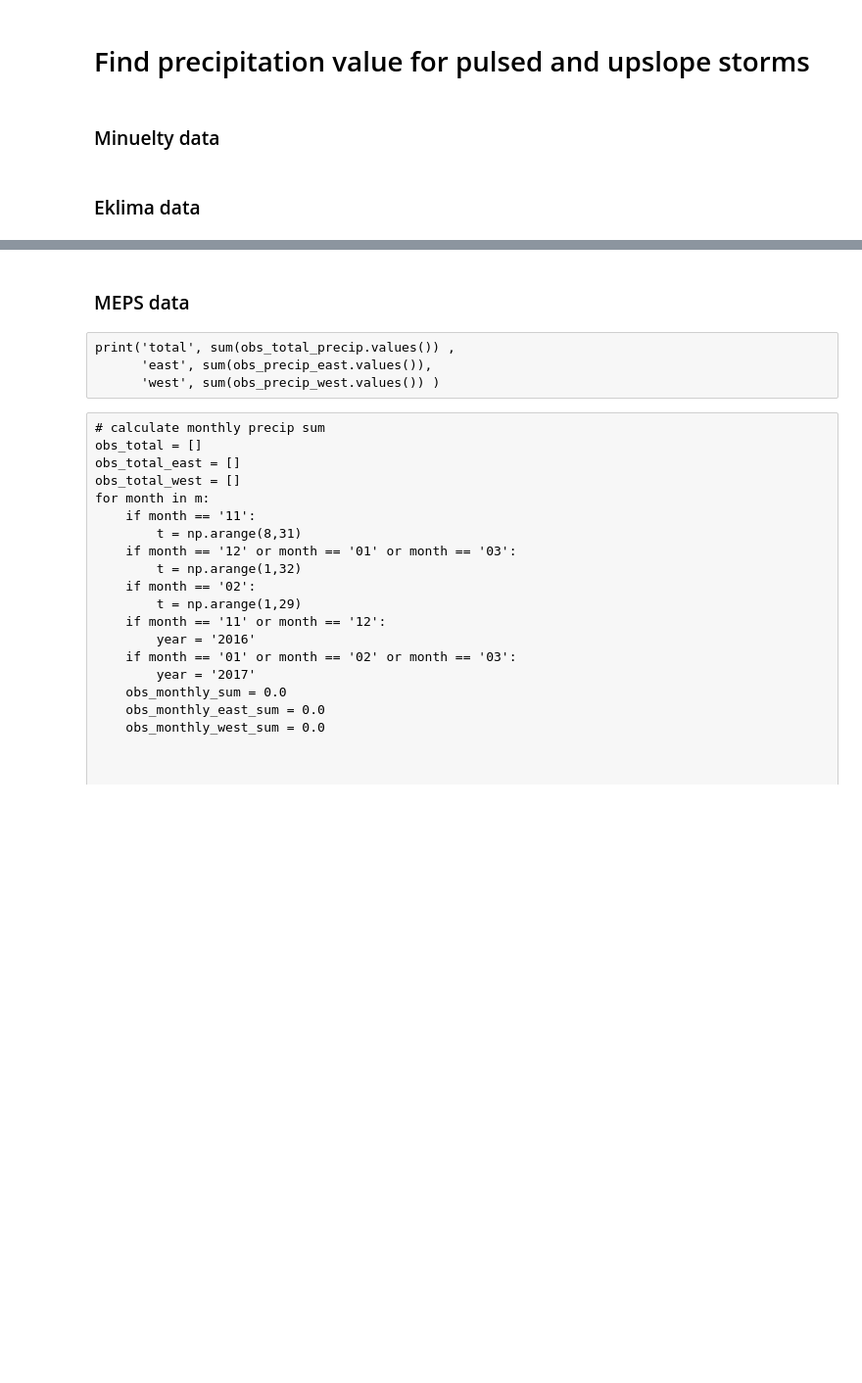
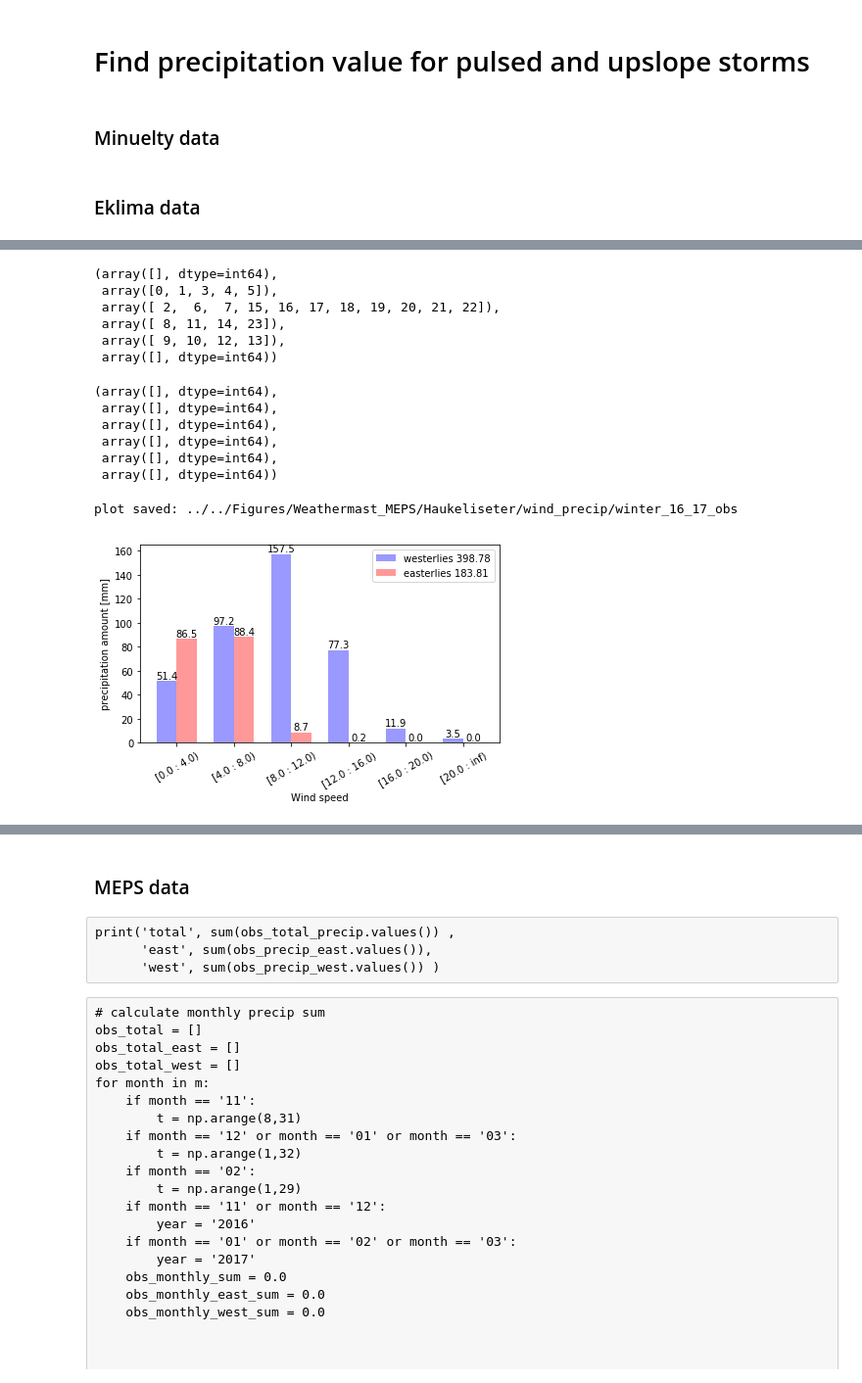
Before and after one commit to franzihe/research_Haukeli, a Jupyter notebook: Weathermast/seasonal_stat_wind.ipynb, the cells around one changed output, grey strips where cells are left out. Shown: that part at 98% size. Drawn from its saved outputs; the diff is of its cells as text; code cells hidden in the pictures; blank space fills up the shorter version.

Commit message:
devided wind into 5 different wind categories

```diff
--- a/Weathermast/seasonal_stat_wind.ipynb
+++ b/Weathermast/seasonal_stat_wind.ipynb
@@ -15,9 +15,9 @@ np.warnings.filterwarnings('ignore')
 m = ['11', '12', '01', '02', '03']
 station = 'Haukeliseter'
 # %%
-savefig = 0
+savefig = 1
 if savefig == 1:
-    figdir = '../../Figures/Weathermast_MEPS/%s/wind_dir' %(station)
+    figdir = '../../Figures/Weathermast_MEPS/%s/wind_precip' %(station)
     cF.createFolder('%s/' %figdir)
 form = 'png'
 # %% [markdown]
@@ -272,9 +272,9 @@ for month in m:
             obs_precip_east[int(year+month+day)] = np.nansum(obs_diff[int(year+month+day)][obs_easterly[int(year+month+day)],:])
             obs_precip_west[int(year+month+day)] = np.nansum(obs_diff[int(year+month+day)][obs_westerly[int(year+month+day)],:])
 
-        print([int(year+month+day)], 'total:', np.round(obs_total_precip[int(year+month+day)],2),
-                                        'westerly:',  np.round(obs_precip_west[int(year+month+day)],2),
-                                         'easterly:', np.round(obs_precip_east[int(year+month+day)],2) )
+#        print([int(year+month+day)], 'total:', np.round(obs_total_precip[int(year+month+day)],2),
+ #                                       'westerly:',  np.round(obs_precip_west[int(year+month+day)],2),
+  #                                       'easterly:', np.round(obs_precip_east[int(year+month+day)],2) )
 # %% [markdown]
 ### Eklima data
 # %%
@@ -455,0 +474,4 @@ for month in m:
+# %%
+year ='2016'
+month ='11'
+day ='30'
@@ -667,0 +859,21 @@ plt.show()
+# %%
+year ='2016'
+month ='12'
+day ='30'
+west_WS_0_4[int(year+month+day)], west_WS_4_8[int(year+month+day)], west_WS_8_12[int(year+month+day)],west_WS_12_16[int(year+month+day)],west_WS_16_20[int(year+month+day)],west_WS_20[int(year+month+day)]
+# %% [output]
+(array([], dtype=int64),
+ array([0, 1, 3, 4, 5]),
+ array([ 2,  6,  7, 15, 16, 17, 18, 19, 20, 21, 22]),
+ array([ 8, 11, 14, 23]),
+ array([ 9, 10, 12, 13]),
+ array([], dtype=int64))
+# %%
+east_WS_0_4[int(year+month+day)], east_WS_4_8[int(year+month+day)], east_WS_8_12[int(year+month+day)],east_WS_12_16[int(year+month+day)],east_WS_16_20[int(year+month+day)],east_WS_20[int(year+month+day)]
+# %% [output]
+(array([], dtype=int64),
+ array([], dtype=int64),
+ array([], dtype=int64),
+ array([], dtype=int64),
+ array([], dtype=int64),
+ array([], dtype=int64))
@@ -667,0 +894,32 @@ plt.show()
+# %%
+bar_width = 0.35
+opacity = 0.4
+bar1= plt.bar(np.arange(np.array(precip_west_ws).shape[0])-bar_width/2,
+              precip_west_ws, width = bar_width,
+       align='center', alpha=opacity, color='b', label='westerlies %s' %(np.round(sum(precip_west_ws),2)))
+bar2 = plt.bar(np.arange(np.array(precip_east_ws).shape[0])+bar_width/2,
+              precip_east_ws, width = bar_width,
+       align='center', alpha=opacity, color='r', label='easterlies %s' %(np.round(sum(precip_east_ws),2)))
+
+plt.xlabel('Wind speed')
+plt.ylabel('precipitation amount [mm]')
+plt.xticks(np.arange(np.array(precip_west_ws).shape[0]),
+           ['[0.0 : 4.0)', '[4.0 : 8.0)', '[8.0 : 12.0)', '[12.0 : 16.0)', '[16.0 : 20.0)', '[20.0 : inf)'],rotation=30)
+# Add counts above the two bar graphs
+for rect in bar1 + bar2:
+    height = rect.get_height()
+    plt.text(rect.get_x() + rect.get_width()/2.0, height, '%s' % str(np.round(height,1)), ha='center', va='bottom')
+
+plt.legend()
+plt.tight_layout()
+
+if savefig == 1:
+    cF.createFolder('%s/' %(figdir))
+    fig_name = 'winter_16_17_obs'
+    plt.savefig('%s/%s' %(figdir, fig_name), format = form, bbox_inches ='tight')
+    print('plot saved: %s/%s' %(figdir, fig_name))
+else:
+    plt.show()
+# %% [output]
+plot saved: ../../Figures/Weathermast_MEPS/Haukeliseter/wind_precip/winter_16_17_obs
+[figure, added]
```
Also changed, not shown: parts of 11 cells of this notebook.
